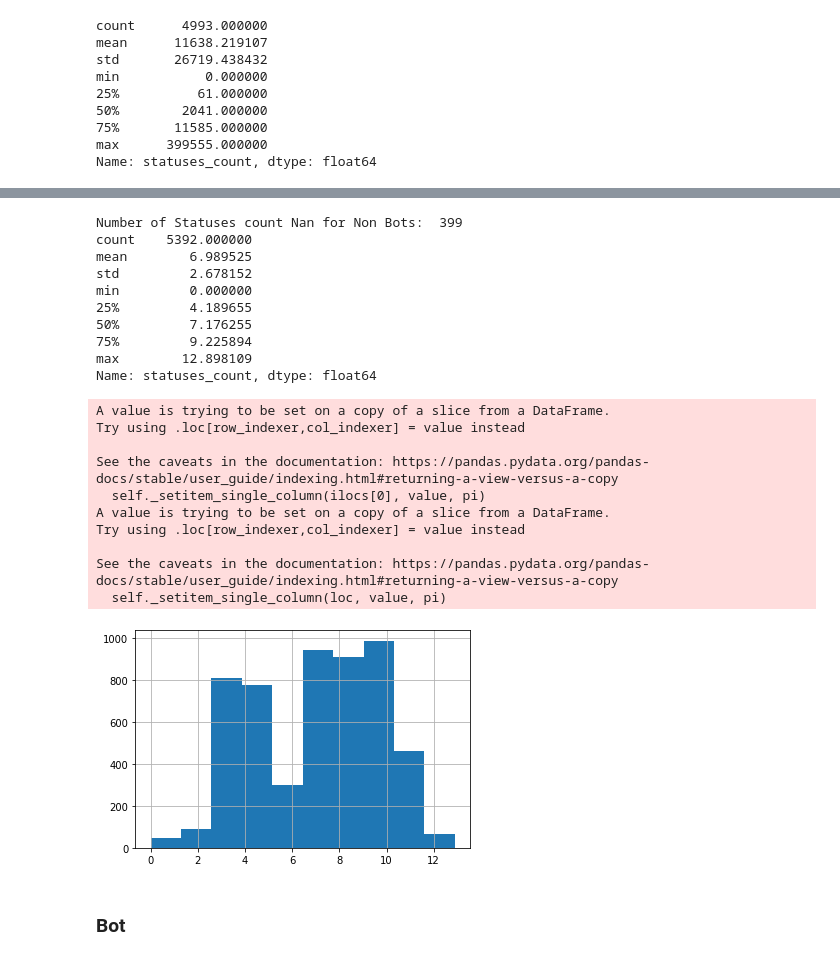
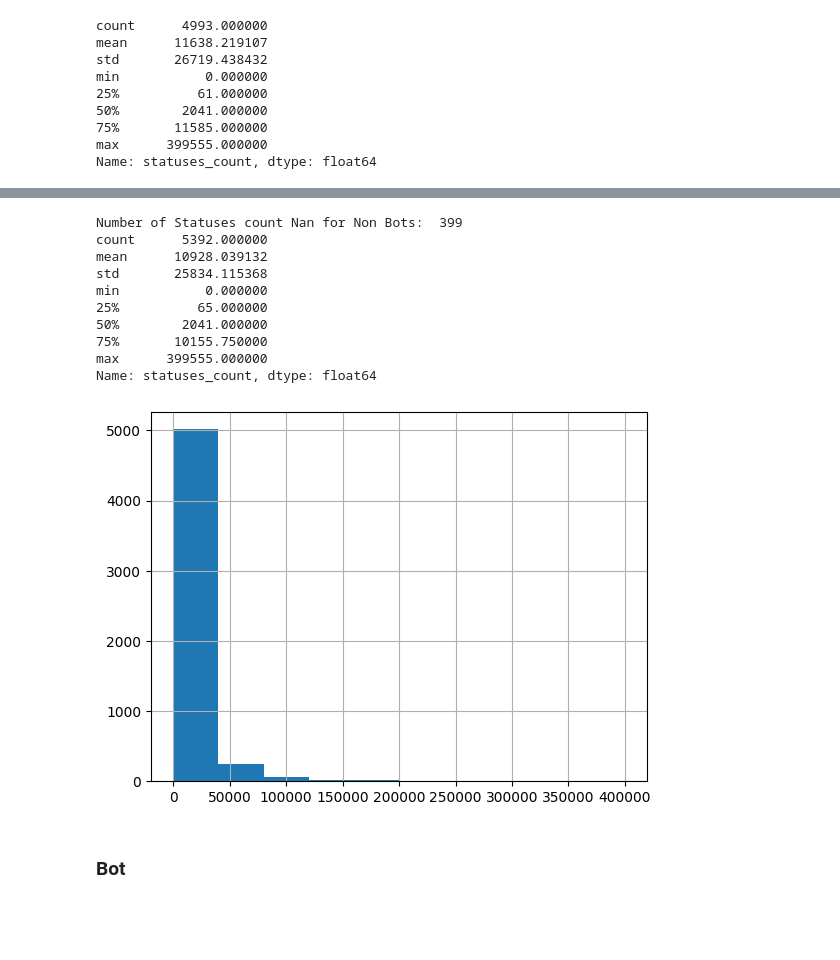
Before and after one commit to Andrew-Wyn/Data_Mining_22_23, a Jupyter notebook: DataUnderstanding.ipynb, the cells around one changed output, grey strips where cells are left out. Saved outputs shown, nothing was run; the diff lists cells and outputs as text; code cells hidden in the pictures; blank space fills up the shorter version.

Commit message:
solved logscale transform in users statusescount dataunderstanding

```diff
--- a/DataUnderstanding.ipynb
+++ b/DataUnderstanding.ipynb
@@ -296,40 +301,29 @@ plt.show()
 # %%
 # remove Nan element
 print("Number of Statuses count Nan for Non Bots: ", np.sum(null_statuses_count_nobot_ids))
 
-median = np.floor(log_feature_nobot.median())
+median = np.floor(nobot_users.statuses_count[~null_statuses_count_nobot_ids].median())
 
-nobot_users.loc[~null_statuses_count_nobot_ids, "statuses_count"] = log_feature_nobot
 nobot_users.loc[null_statuses_count_nobot_ids, "statuses_count"] = median
 
 users.loc[users.bot==0, "statuses_count"] = nobot_users.statuses_count
 
 print(users.loc[users.bot==0, "statuses_count"].describe())
 
 users.loc[users.bot==0, "statuses_count"].hist()
 plt.show()
 # %% [output]
 Number of Statuses count Nan for Non Bots:  399
-count    5392.000000
-mean        6.989525
-std         2.678152
-min         0.000000
-25%         4.189655
-50%         7.176255
-75%         9.225894
-max        12.898109
+count      5392.000000
+mean      10928.039132
+std       25834.115368
+min           0.000000
+25%          65.000000
+50%        2041.000000
+75%       10155.750000
+max      399555.000000
 Name: statuses_count, dtype: float64
-A value is trying to be set on a copy of a slice from a DataFrame.
-Try using .loc[row_indexer,col_indexer] = value instead
-
-See the caveats in the documentation: https://pandas.pydata.org/pandas-docs/stable/user_guide/indexing.html#returning-a-view-versus-a-copy
-  self._setitem_single_column(ilocs[0], value, pi)
-A value is trying to be set on a copy of a slice from a DataFrame.
-Try using .loc[row_indexer,col_indexer] = value instead
-
-See the caveats in the documentation: https://pandas.pydata.org/pandas-docs/stable/user_guide/indexing.html#returning-a-view-versus-a-copy
-  self._setitem_single_column(loc, value, pi)
-[figure, old version]
+[figure, new version]
 # %% [markdown]
 ### Bot
 # %%
```
Also changed, not shown: parts of 18 cells of this notebook, 1 other file.
